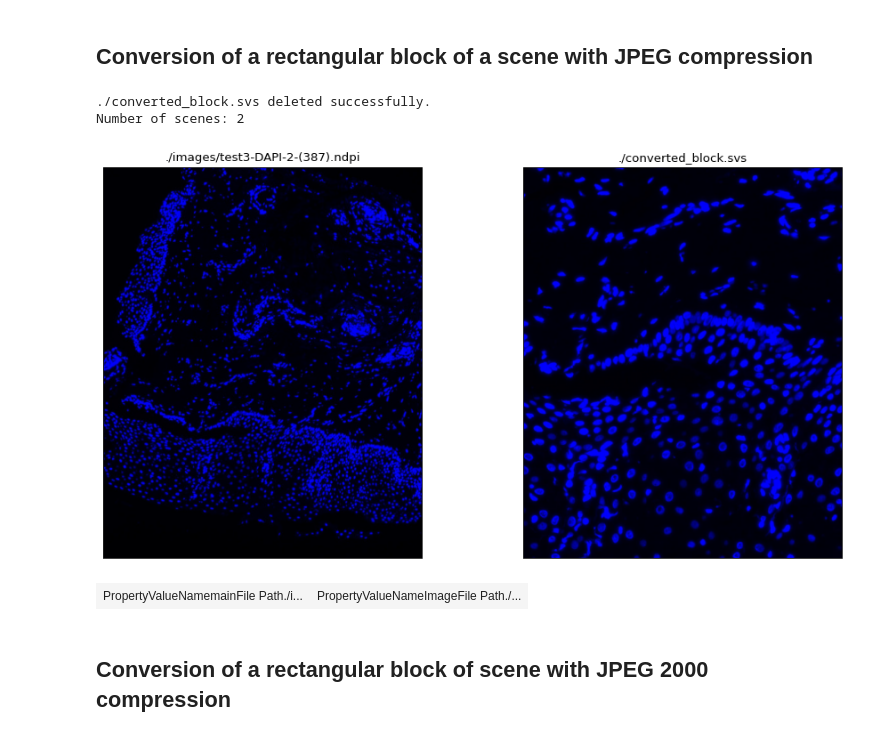
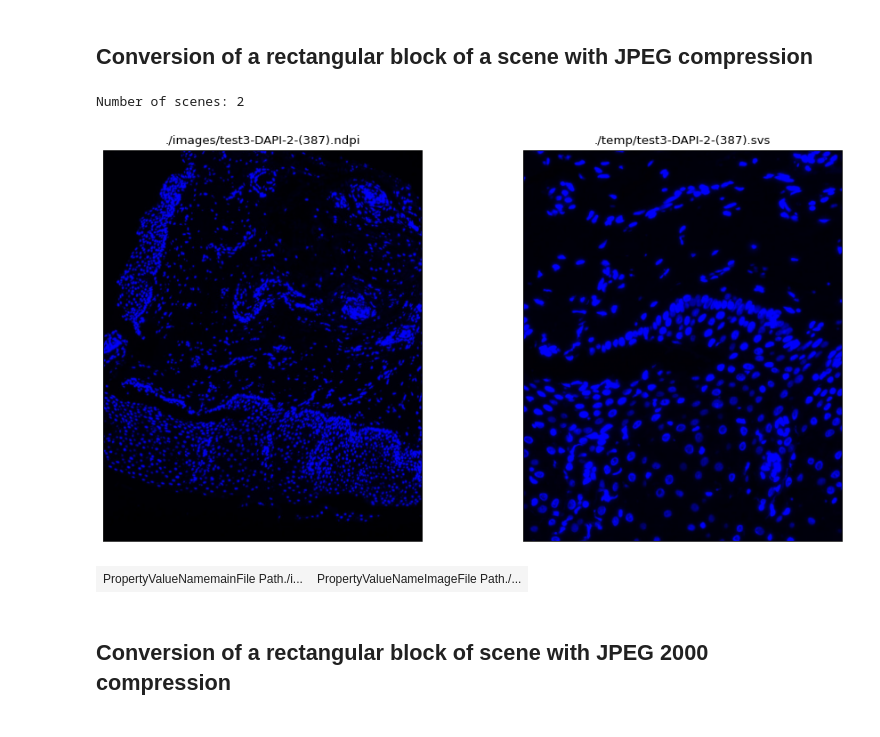
Before and after one commit to Booritas/slideio-tutorial, a Jupyter notebook: converter.ipynb, the cells around one changed output. Cells and saved outputs as stored; diff of their text form; code cells hidden in the pictures.

```diff
--- a/converter.ipynb
+++ b/converter.ipynb
@@ -157,8 +157,8 @@ show_image(scene.read_block(), 500)
 | Number of Time Frames | 1 |
 [figure]
 # %%
-# output file path
-output_path = './converted.svs'
+# Output file path
+output_path = create_output_file_path(input_path)
 delete_file(output_path)
 # Conversion parameters
 params = slideio.SVSJpegParameters()
@@ -193,26 +191,25 @@ show_image(image, 500)
 ## Conversion of a rectangular block of a scene with JPEG compression
 # %%
 input_path =  get_driver_test_images("NDPI")[0]
-output_path = './converted_block.svs'
+output_path = create_output_file_path(input_path)
 params = slideio.SVSJpegParameters()
 params.quality = 75
 delete_file(output_path)
 with slideio.open_slide(input_path,'AUTO') as slide:
     origin_scene = slide.get_scene(0)
     size = origin_scene.size
     params.rect.x = size[0]//4
     params.rect.y = size[1]//2
     params.rect.width = size[0]//3
     params.rect.height = size[1]//3
     slideio.convert_scene(origin_scene, params, output_path)
     svs_slide = slideio.open_slide(output_path)
     svs_scene = svs_slide.get_scene(0)
     show_scenes([origin_scene, svs_scene], 3, (500,500))
     show_scene_info_tables([origin_scene, svs_scene])
 # %% [output]
-./converted_block.svs deleted successfully.
 Number of scenes: 2
-[figure, old version]
+[figure, new version]
 | PropertyValueNamemainFile Path./i... | PropertyValueNameImageFile Path./... |
 # %% [markdown]
 ## Conversion of a rectangular block of scene with JPEG 2000 compression
```
Also changed, not shown: parts of 6 cells of this notebook, 1 other file.
